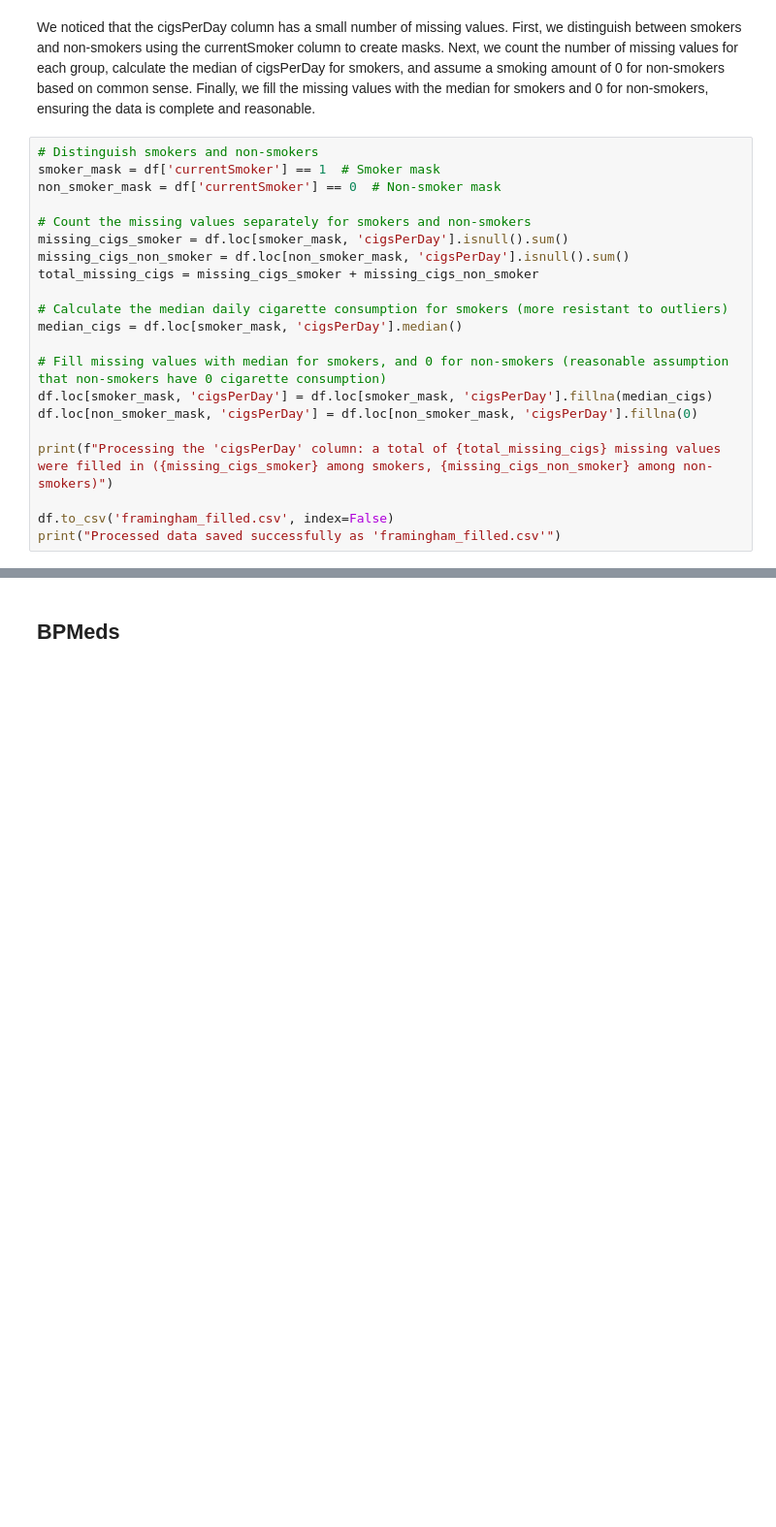
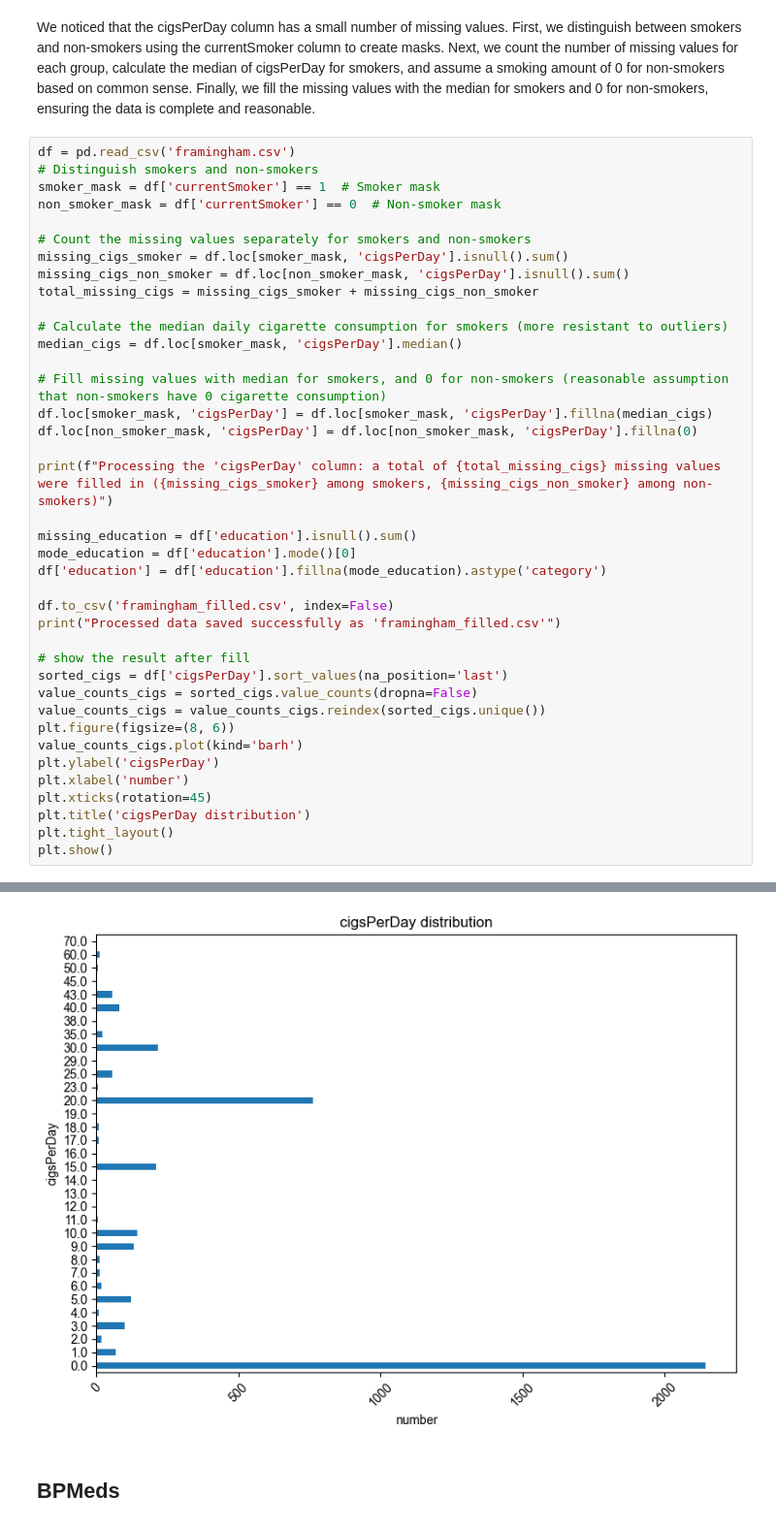
Before and after one commit to xuyihaowwa123/CHD_data_analysis2, a Jupyter notebook: CHD_data_analysis.ipynb, the cells around one changed output, grey strips where cells are left out. Shown: that part at 97% size. Cells and saved outputs as stored; diff of their text form; blank space fills up the shorter version.

```diff
--- a/CHD_data_analysis.ipynb
+++ b/CHD_data_analysis.ipynb
@@ -201,6 +195,7 @@ plt.show()
 # %% [markdown]
 We noticed that the cigsPerDay column has a small number of missing values. First, we distinguish between smokers and non-smokers using the currentSmoker column to create masks. Next, we count the number of missing values for each group, calculate the median of cigsPerDay for smokers, and assume a smoking amount of 0 for non-smokers based on common sense. Finally, we fill the missing values with the median for smokers and 0 for non-smokers, ensuring the data is complete and reasonable.
 # %%
+df = pd.read_csv('framingham.csv')
 # Distinguish smokers and non-smokers
 smoker_mask = df['currentSmoker'] == 1  # Smoker mask
 non_smoker_mask = df['currentSmoker'] == 0  # Non-smoker mask
@@ -219,6 +214,23 @@ df.loc[non_smoker_mask, 'cigsPerDay'] = df.loc[non_smoker_mask, 'cigsPerDay'].fi
 
 print(f"Processing the 'cigsPerDay' column: a total of {total_missing_cigs} missing values were filled in ({missing_cigs_smoker} among smokers, {missing_cigs_non_smoker} among non-smokers)")
 
+missing_education = df['education'].isnull().sum()
+mode_education = df['education'].mode()[0]
+df['education'] = df['education'].fillna(mode_education).astype('category')
+
 df.to_csv('framingham_filled.csv', index=False)
 print("Processed data saved successfully as 'framingham_filled.csv'")
+
+# show the result after fill
+sorted_cigs = df['cigsPerDay'].sort_values(na_position='last')
+value_counts_cigs = sorted_cigs.value_counts(dropna=False)
+value_counts_cigs = value_counts_cigs.reindex(sorted_cigs.unique())
+plt.figure(figsize=(8, 6))
+value_counts_cigs.plot(kind='barh')
+plt.ylabel('cigsPerDay')
+plt.xlabel('number')
+plt.xticks(rotation=45)
+plt.title('cigsPerDay distribution')
+plt.tight_layout()
+plt.show()
 # %% [output]
@@ -226,4 +238,5 @@ Processing the 'cigsPerDay' column: a total of 0 missing values were filled in (
 Processed data saved successfully as 'framingham_filled.csv'
+[figure, added]
 # %% [markdown]
 ## BPMeds
 # %%
```
Also changed, not shown: parts of 7 cells of this notebook, 1 other file.
